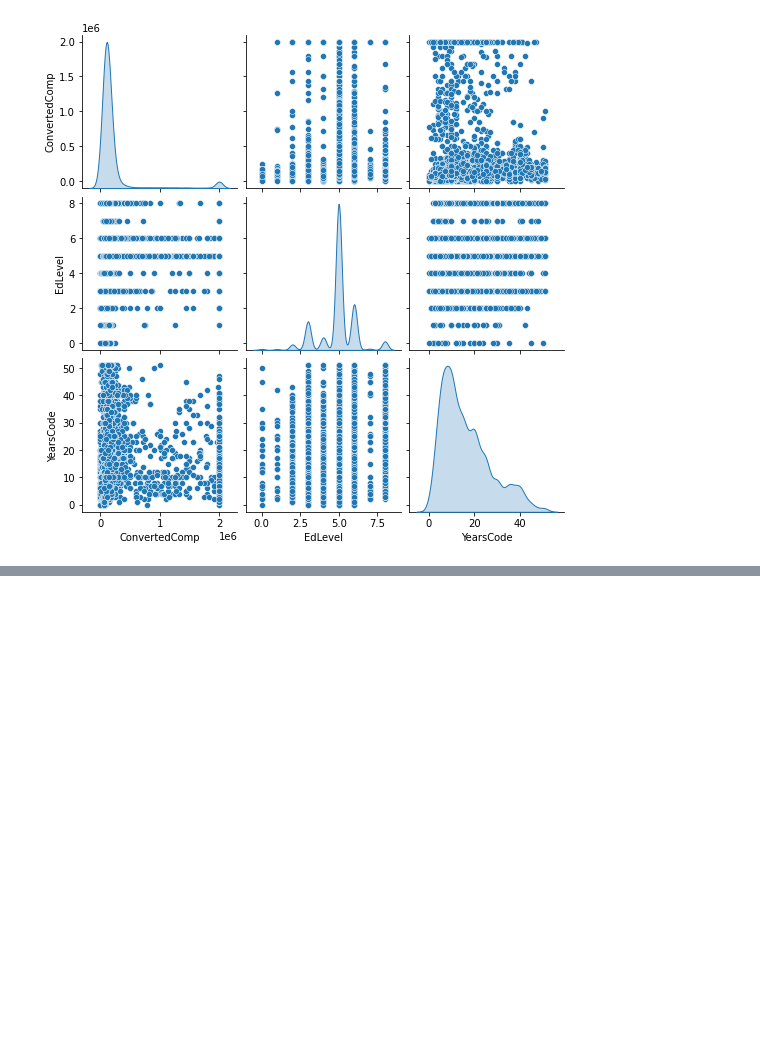
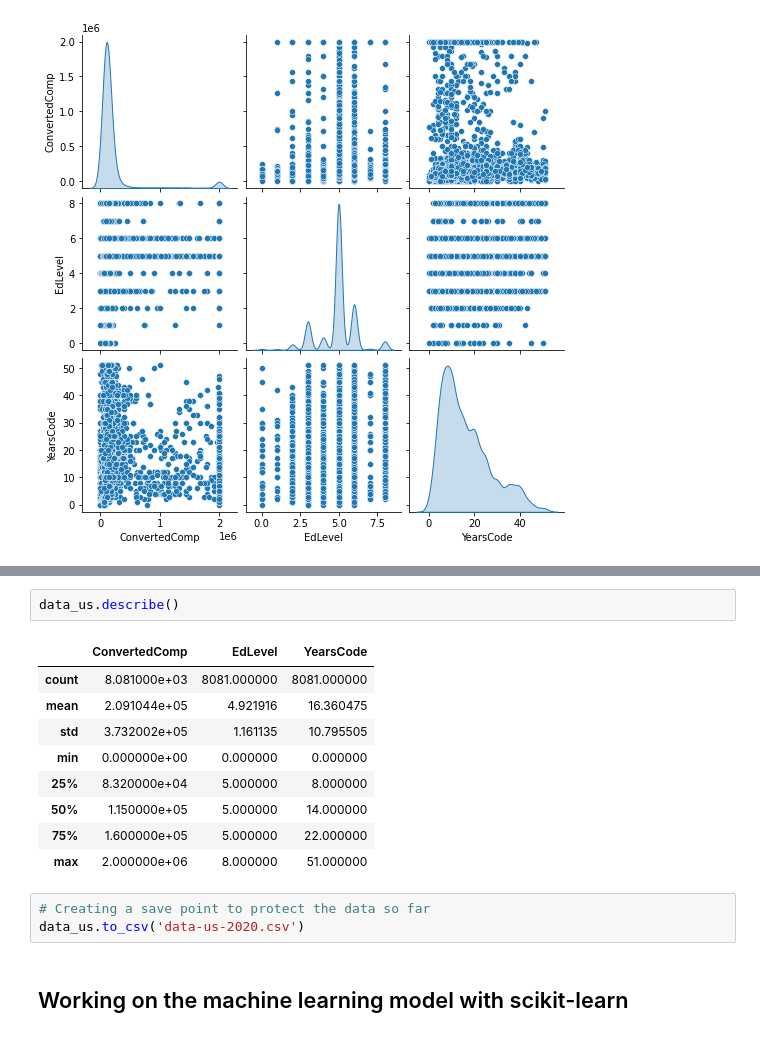
Before and after one commit to triple-crown-consulting/developer-salary-guide, a Jupyter notebook: notebooks/survey-data-2020.ipynb, the cells around one changed output, grey strips where cells are left out. Drawn from its saved outputs; the diff is of its cells as text; blank space fills up the shorter version.

Commit message:
Refining the data set for use

```diff
--- a/notebooks/survey-data-2020.ipynb
+++ b/notebooks/survey-data-2020.ipynb
@@ -272,0 +288,17 @@ sns.pairplot(data_us[['ConvertedComp', 'EdLevel', 'YearsCode']], diag_kind='kde'
+# %%
+data_us.describe()
+# %% [output]
+|  | ConvertedComp | EdLevel | YearsCode |
+| count | 8.081000e+03 | 8081.000000 | 8081.000000 |
+| mean | 2.091044e+05 | 4.921916 | 16.360475 |
+| std | 3.732002e+05 | 1.161135 | 10.795505 |
+| min | 0.000000e+00 | 0.000000 | 0.000000 |
+| 25% | 8.320000e+04 | 5.000000 | 8.000000 |
+| 50% | 1.150000e+05 | 5.000000 | 14.000000 |
+| 75% | 1.600000e+05 | 5.000000 | 22.000000 |
+| max | 2.000000e+06 | 8.000000 | 51.000000 |
+# %%
+# Creating a save point to protect the data so far
+data_us.to_csv('data-us-2020.csv')
+# %% [markdown]
+## Working on the machine learning model with scikit-learn
```
Also changed, not shown: parts of 5 cells of this notebook, 1 other file.
